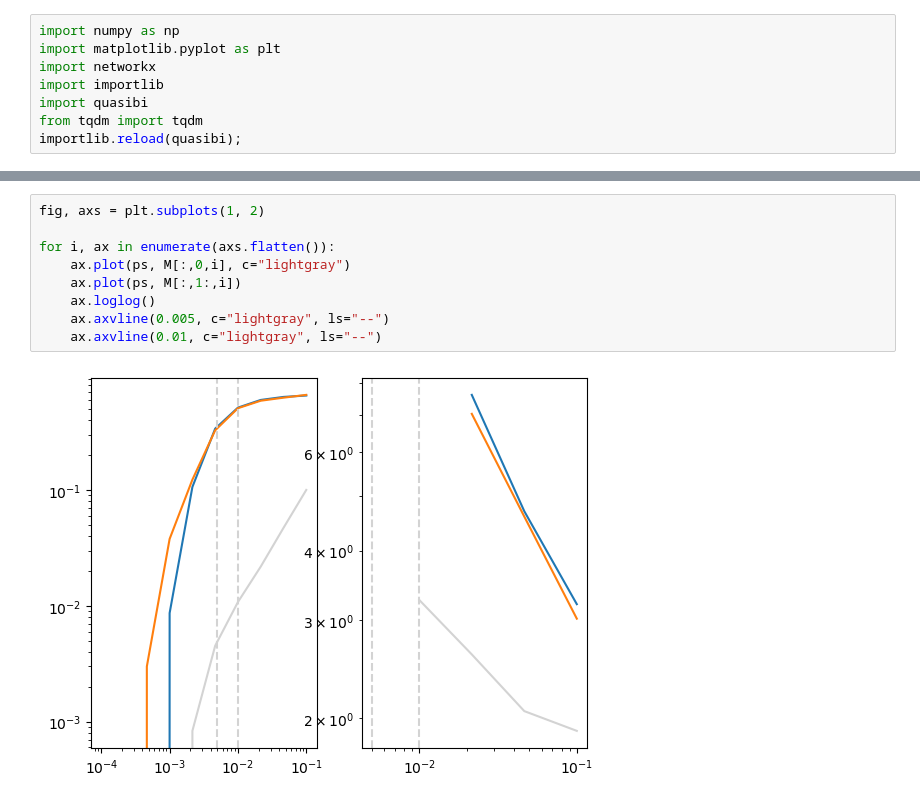
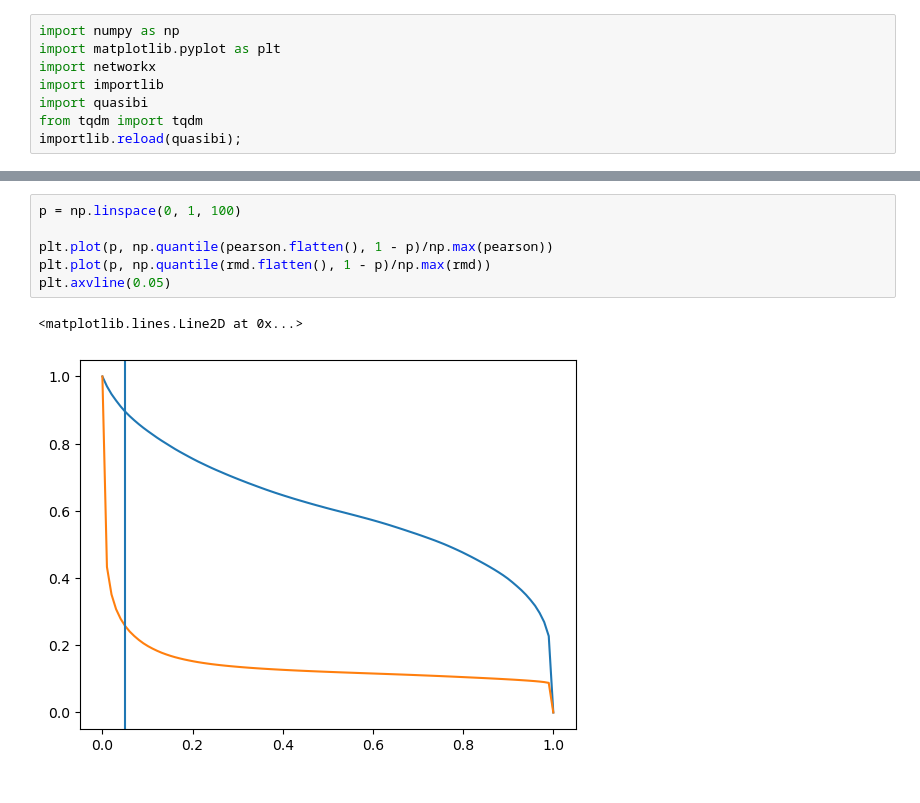
Before and after one commit to david-strahl/quasibi-europe, a Jupyter notebook: code/06_link_density.ipynb, the cells around one changed output, grey strips where cells are left out. Cells and saved outputs as stored; diff of their text form.

```diff
--- a/code/06_link_density.ipynb
+++ b/code/06_link_density.ipynb
@@ -38,11 +14,9 @@ for i, p in tqdm(enumerate(ps), total=N):
-# %%
-fig, axs = plt.subplots(1, 2)
-
-for i, ax in enumerate(axs.flatten()):
-    ax.plot(ps, M[:,0,i], c="lightgray")
-    ax.plot(ps, M[:,1:,i])
-    ax.loglog()
-    ax.axvline(0.005, c="lightgray", ls="--")
-    ax.axvline(0.01, c="lightgray", ls="--")
-# %% [output]
-[figure, removed]
+# %%
+p = np.linspace(0, 1, 100)
+
+plt.plot(p, np.quantile(pearson.flatten(), 1 - p)/np.max(pearson))
+plt.plot(p, np.quantile(rmd.flatten(), 1 - p)/np.max(rmd))
+plt.axvline(0.05)
+# %% [output]
+<matplotlib.lines.Line2D at 0x...>
+[figure, added]
```
Also changed, not shown: parts of 4 cells of this notebook, 12 other files.
